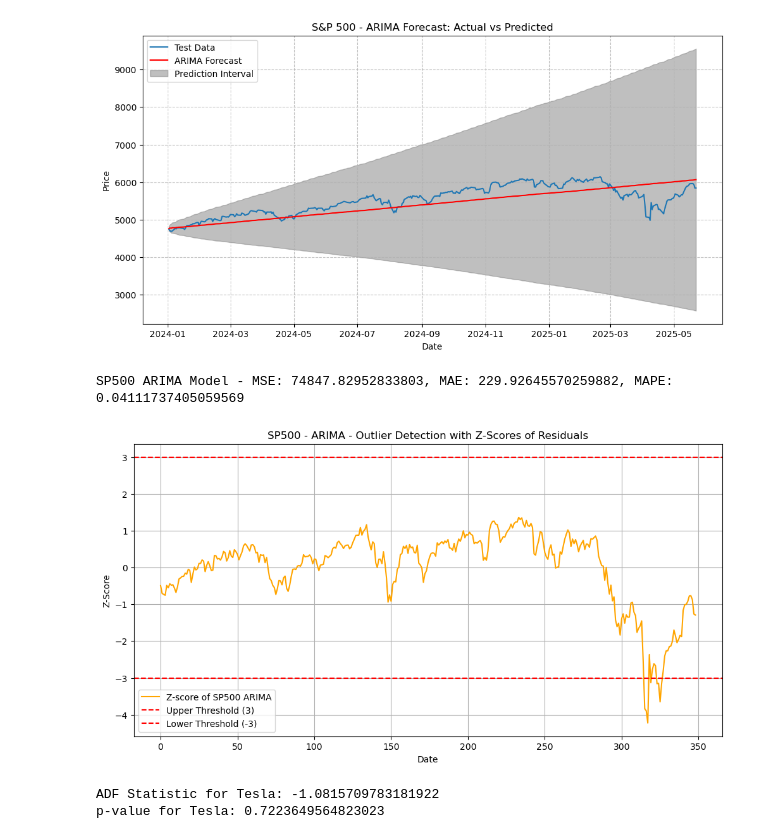
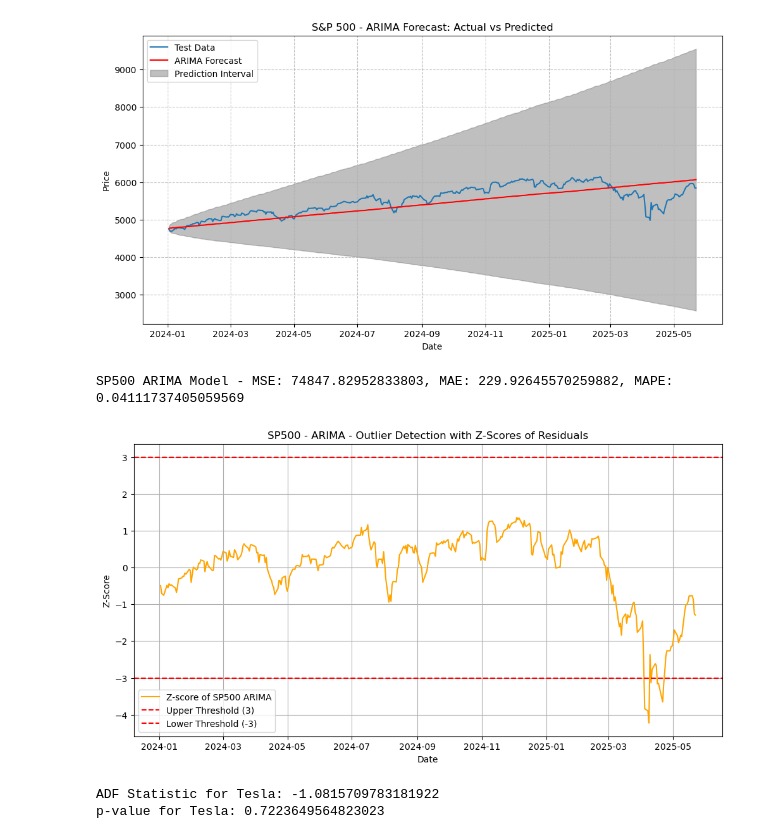
Before and after one commit to pe5kataa/LSTM---ARIMA---Prophet, a Jupyter notebook: 2.1_ARIMA.ipynb, the cells around one changed output. Saved outputs shown, nothing was run; the diff lists cells and outputs as text; code cells hidden in the pictures.

```diff
--- a/2.1_ARIMA.ipynb
+++ b/2.1_ARIMA.ipynb
@@ -157,25 +157,26 @@ plt.show()
 # %%
 #MSE, MAE, MAPE and Z-Score for SP500 ARIMA model
 mse_sp500 = mean_squared_error(sp500_test['Close'], arima_pred_sp500)
 mae_sp500 = mean_absolute_error(sp500_test['Close'], arima_pred_sp500)
 mape_sp500 = mean_absolute_percentage_error(sp500_test['Close'], arima_pred_sp500)
+mape_sp500_percent = mape_sp500 * 100
 
 zscore_sp500 = zscore(sp500_test['Close'] - arima_pred_sp500)
 print(f"SP500 ARIMA Model - MSE: {mse_sp500}, MAE: {mae_sp500}, MAPE: {mape_sp500}")
 
 plt.figure(figsize=(12,6))
-plt.plot(zscore_sp500, label = 'Z-score of SP500 ARIMA', color = 'orange')
+plt.plot(arima_pred_sp500.index, zscore_sp500, label = 'Z-score of SP500 ARIMA', color = 'orange')
 plt.axhline(y=3, color='r', linestyle='--', label='Upper Threshold (3)')
 plt.axhline(y=-3, color='r', linestyle='--', label='Lower Threshold (-3)')
 plt.title('SP500 - ARIMA - Outlier Detection with Z-Scores of Residuals')
 plt.xlabel('Date')
 plt.ylabel('Z-Score')
 plt.legend()
 plt.grid(True)
 plt.show()
 # %% [output]
 SP500 ARIMA Model - MSE: 74847.82952833803, MAE: 229.92645570259882, MAPE: 0.04111737405059569
-[figure, old version]
+[figure, new version]
 # %%
 # Modeling ARIMA for Tesla
 #stationarity test for Tesla
```
Also changed, not shown: parts of 2 cells of this notebook, 4 other files.
